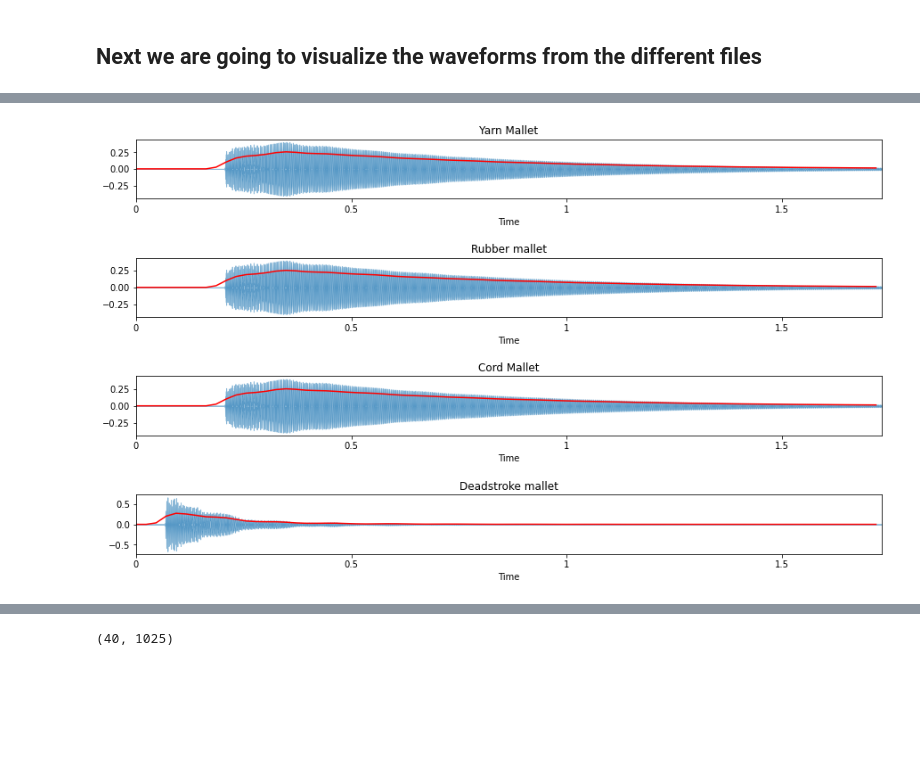
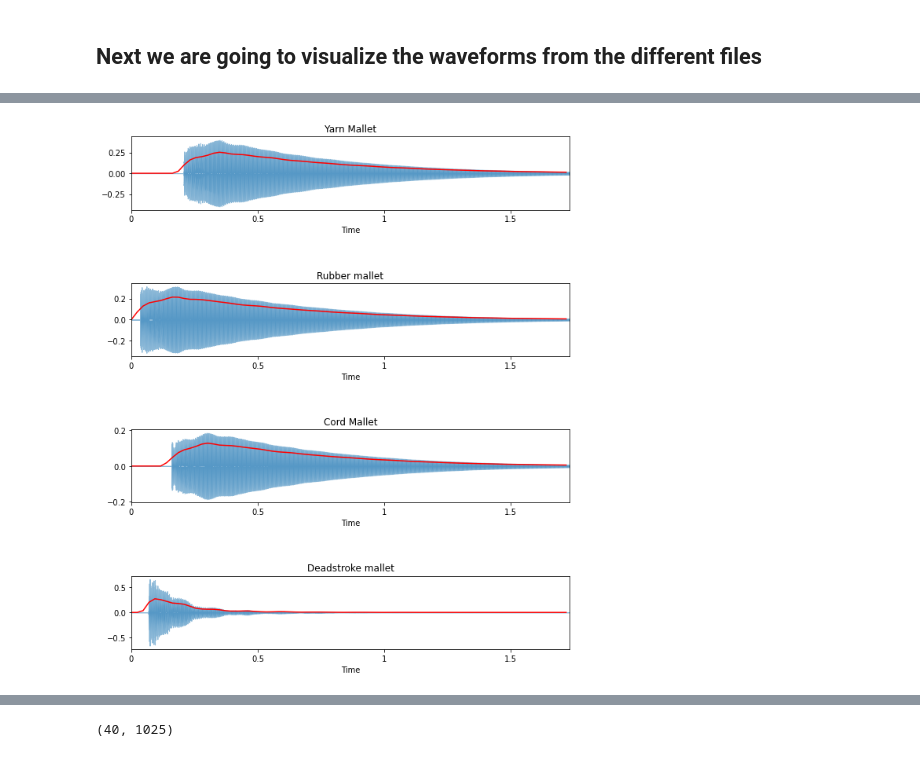
Before and after one commit to afbaum/mallets, a Jupyter notebook: Sound.ipynb, the cells around one changed output, grey strips where cells are left out. Cells and saved outputs as stored; diff of their text form; code cells hidden in the pictures; blank space fills up the shorter version.

```diff
--- a/Sound.ipynb
+++ b/Sound.ipynb
@@ -51,6 +61,6 @@ If you look at these waveforms you can see that they are all of a different leng
 # %%
 yarn_c4 = yarn_c4[:len(dead_c4)]
-rubber_c4 = yarn_c4[:len(dead_c4)]
-cord_c4 = yarn_c4[:len(dead_c4)]
+rubber_c4 = rubber_c4[:len(dead_c4)]
+cord_c4 = cord_c4[:len(dead_c4)]
 # %%
 # Visualize the waveforms to verify they are all the smae length
@@ -136,31 +146,31 @@ rms_rubber = librosa.feature.rms(rubber_c4, frame_length=FRAME_SIZE, hop_length=
 rms_cord = librosa.feature.rms(cord_c4, frame_length=FRAME_SIZE, hop_length=HOP_SIZE)[0]
 rms_dead = librosa.feature.rms(dead_c4, frame_length=FRAME_SIZE, hop_length=HOP_SIZE)[0]
 # %%
-plt.figure(figsize = (15,17))
+plt.figure(figsize = (10,12))
 
 plt.subplot(4,1,1)
 librosa.display.waveplot(yarn_c4, alpha = 0.5)
 plt.plot(t, rms_yarn, color = 'r')
 plt.title('Yarn Mallet')
 
 plt.subplot(4,1,2)
 librosa.display.waveplot(rubber_c4, alpha = 0.5)
 plt.plot(t, rms_rubber, color='r')
 plt.title('Rubber mallet')
 
 plt.subplot(4,1,3)
 librosa.display.waveplot(cord_c4, alpha = 0.5)
 plt.plot(t, rms_cord, color='r')
 plt.title('Cord Mallet')
 
 plt.subplot(4,1,4)
 librosa.display.waveplot(dead_c4, alpha = 0.5)
 plt.plot(t, rms_dead, color='r')
 plt.title('Deadstroke mallet')
 
-plt.subplots_adjust(bottom=0.5, hspace=1)
+plt.subplots_adjust(hspace=1)
 # %% [output]
-[figure, old version]
+[figure, new version]
 # %%
 # Zero Crossing Rate
 
```
Also changed, not shown: parts of 64 cells of this notebook.
